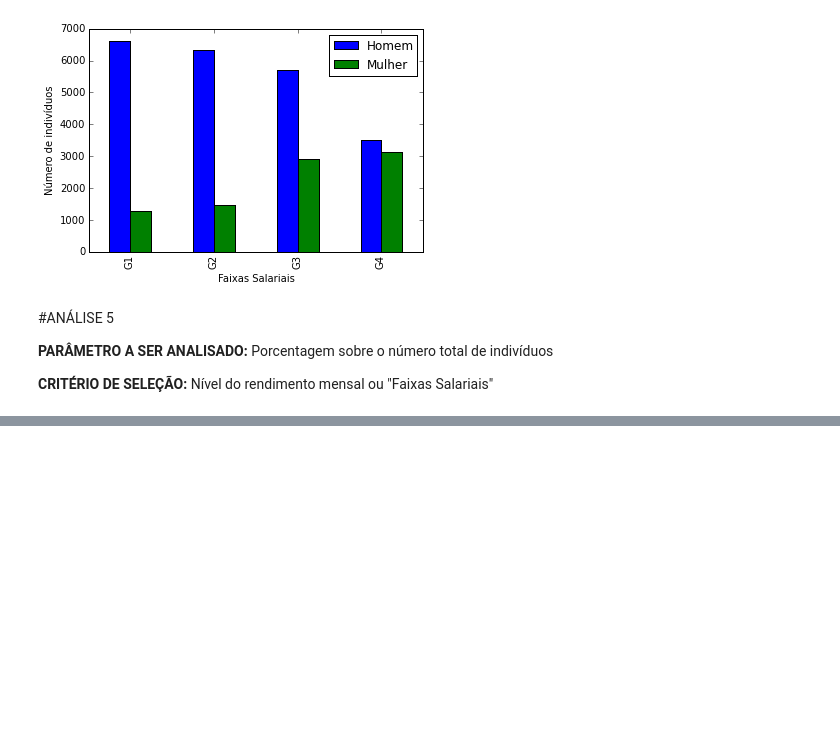
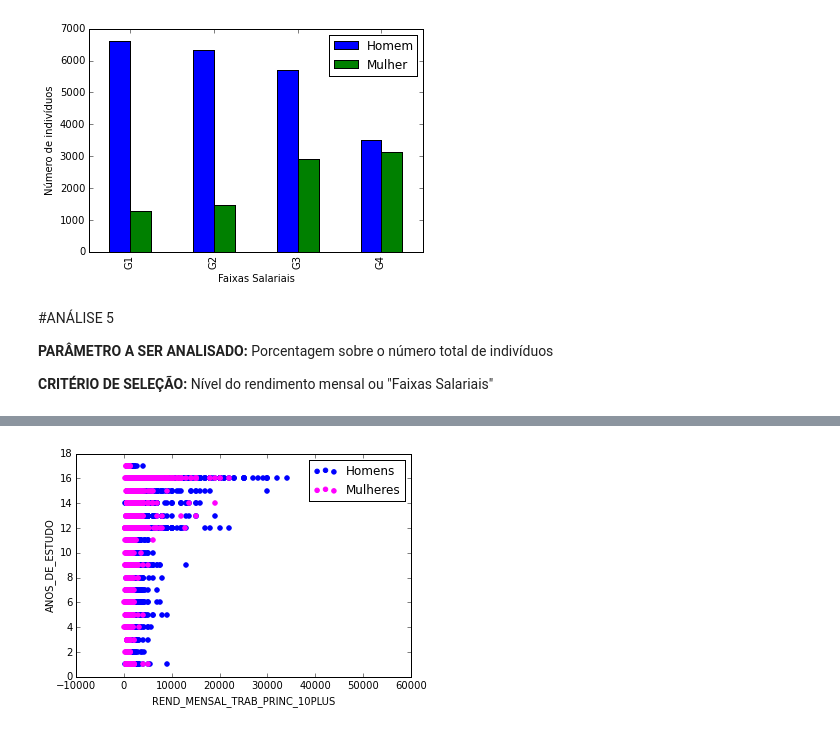
Before and after one commit to febuniac/Proj1_Ci-ncia_dos_Dados, a Jupyter notebook: Main.ipynb, the cells around one changed output, grey strips where cells are left out. Cells and saved outputs as stored; diff of their text form; code cells hidden in the pictures; blank space fills up the shorter version.

```diff
--- a/Main.ipynb
+++ b/Main.ipynb
@@ -284,0 +285,9 @@ plot5 = dataForGraph5.plot(kind='pie', autopct='%.2f')
+# %%
+
+ax = homens.plot(kind='scatter', x='REND_MENSAL_TRAB_PRINC_10PLUS', y='ANOS_DE_ESTUDO',
+    color='Blue', label='Homens');
+
+mulheres.plot(kind='scatter', x='REND_MENSAL_TRAB_PRINC_10PLUS', y='ANOS_DE_ESTUDO',
+    color='Magenta', label='Mulheres', ax=ax);
+# %% [output]
+[figure, added]
```
Also changed, not shown: parts of 2 cells of this notebook, 1 other file.
